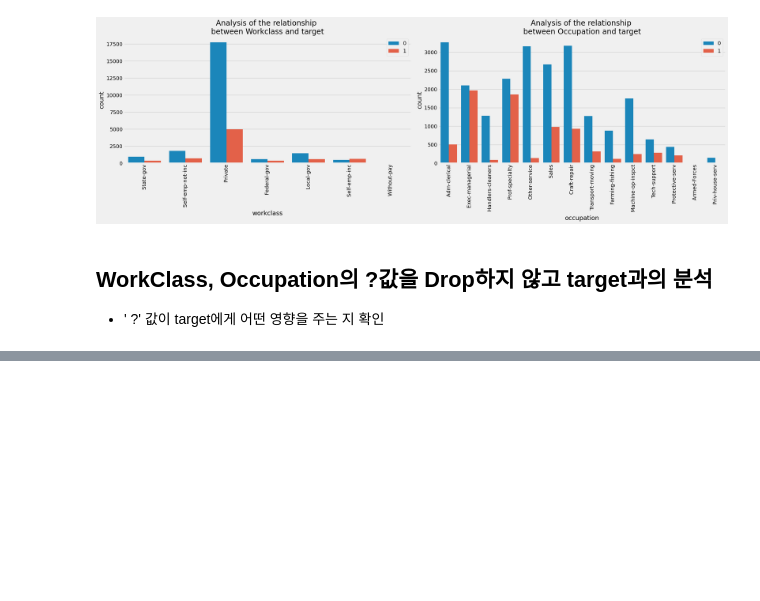
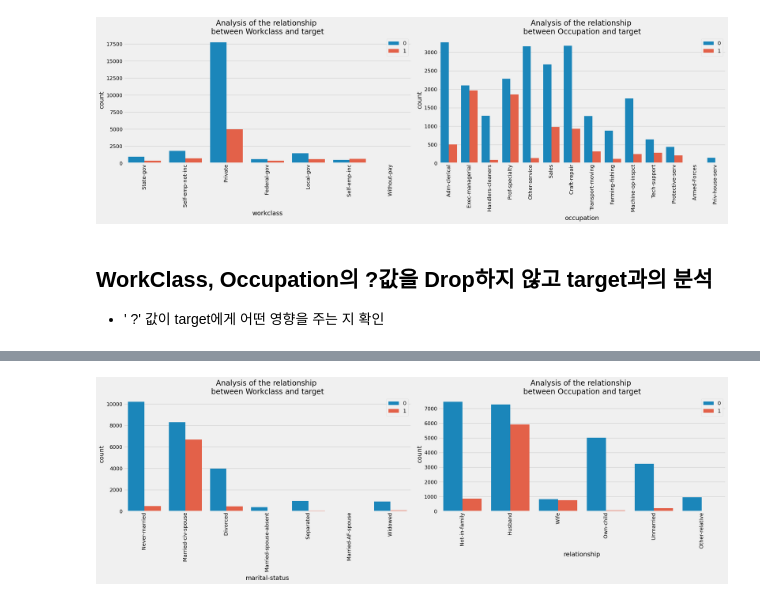
Before and after one commit to Seungminin/DS_TeamProject, a Jupyter notebook: DataCheck/DataPreprocessing.ipynb, the cells around one changed output, grey strips where cells are left out. Saved outputs shown, nothing was run; the diff lists cells and outputs as text; code cells hidden in the pictures; blank space fills up the shorter version.

```diff
--- a/DataCheck/DataPreprocessing.ipynb
+++ b/DataCheck/DataPreprocessing.ipynb
@@ -388,0 +445,21 @@ plt.show()
+# %%
+fig, ax = plt.subplots(1, 2, figsize=(24,8))
+# marital-status와 target의 관계 분석
+sns.countplot(data=train_data, x='marital-status', hue='income', ax=ax[0])
+ax[0].legend(loc = 'upper right')
+ax[0].tick_params(axis='x', labelrotation=90) #말이 길기 때문에 90도 회전을 한다.
+ax[0].set_title("Analysis of the relationship \nbetween Workclass and target")
+
+# relation과 target의 관계 분석
+sns.countplot(data=train_data, x='relationship', hue='income', ax=ax[1])
+ax[1].legend(loc = 'upper right')
+ax[1].set_title("Analysis of the relationship \nbetween Occupation and target")
+ax[1].tick_params(axis='x', labelrotation=90)
+
+plt.tight_layout()
+plt.show()
+
+#Data의 분포를 살펴보았을 때 martial-status -> Married-civ-spouse : 10489, Never-married 7479
+# relation 데이터에서 husband의 value값이 가장 많고, target이 1인 data value값은 husband에 많이 포함이 되어있다.
+# %% [output]
+[figure, added]
```
Also changed, not shown: parts of 24 cells of this notebook, 1 other file.
